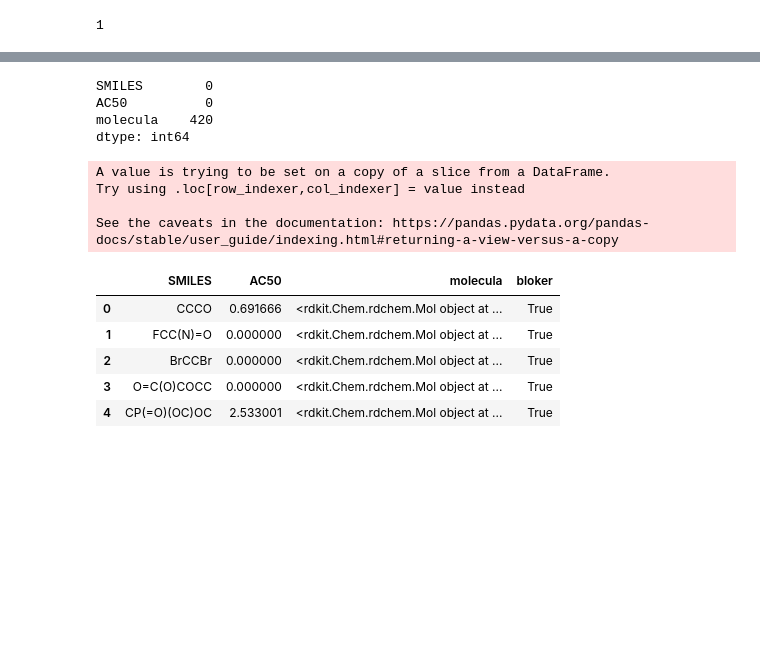
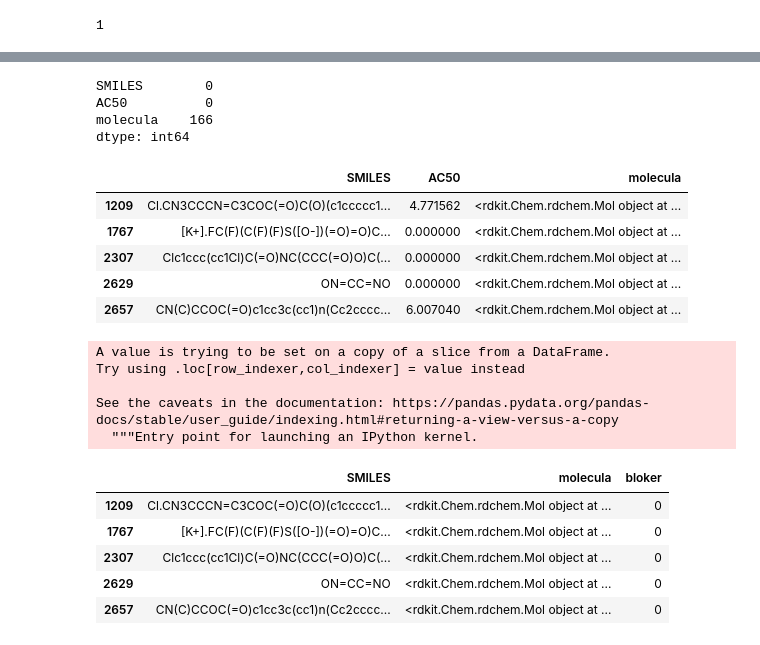
Before and after one commit to Mcotea/farm_hack, a Jupyter notebook: cardiotoxity.ipynb, the cells around one changed output, grey strips where cells are left out. Cells and saved outputs as stored; diff of their text form; code cells hidden in the pictures; blank space fills up the shorter version.

```diff
--- a/cardiotoxity.ipynb
+++ b/cardiotoxity.ipynb
@@ -155,7 +155,7 @@ PURITY                                                          [nan]
 dtype: object
 # %%
 df2 = df2[['SMILES', 'AC50']]
-df2 = df2.drop_duplicates()
+df2 = df2.drop_duplicates(subset=['SMILES'], keep='last')
 df2 = df2.dropna()
 df2.info()
 # %% [output]
@@ -229,22 +241,33 @@ df2.isna().sum()
 # %% [output]
 SMILES        0
 AC50          0
-molecula    420
+molecula    166
 dtype: int64
 # %%
 data = df2.dropna()
-data["bloker"] = data["AC50"] < 30
-#data['bloker'].replace({True: 1, False: 0})
-#data.drop(['AC50'], axis=1, inplace=True)
 data.head()
 # %% [output]
-A value is trying to be set on a copy of a slice from a DataFrame.
-Try using .loc[row_indexer,col_indexer] = value instead
-
-See the caveats in the documentation: https://pandas.pydata.org/pandas-docs/stable/user_guide/indexing.html#returning-a-view-versus-a-copy
-|  | SMILES | AC50 | molecula | bloker |
-| 0 | CCCO | 0.691666 | <rdkit.Chem.rdchem.Mol object at ... | True |
-| 1 | FCC(N)=O | 0.000000 | <rdkit.Chem.rdchem.Mol object at ... | True |
-| 2 | BrCCBr | 0.000000 | <rdkit.Chem.rdchem.Mol object at ... | True |
-| 3 | O=C(O)COCC | 0.000000 | <rdkit.Chem.rdchem.Mol object at ... | True |
-| 4 | CP(=O)(OC)OC | 2.533001 | <rdkit.Chem.rdchem.Mol object at ... | True |
+|  | SMILES | AC50 | molecula |
+| 1209 | Cl.CN3CCCN=C3COC(=O)C(O)(c1ccccc1... | 4.771562 | <rdkit.Chem.rdchem.Mol object at ... |
+| 1767 | [K+].FC(F)(C(F)(F)S([O-])(=O)=O)C... | 0.000000 | <rdkit.Chem.rdchem.Mol object at ... |
+| 2307 | Clc1ccc(cc1Cl)C(=O)NC(CCC(=O)O)C(... | 0.000000 | <rdkit.Chem.rdchem.Mol object at ... |
+| 2629 | ON=CC=NO | 0.000000 | <rdkit.Chem.rdchem.Mol object at ... |
+| 2657 | CN(C)CCOC(=O)c1cc3c(cc1)n(Cc2cccc... | 6.007040 | <rdkit.Chem.rdchem.Mol object at ... |
+# %%
+data['bloker'] = data['AC50'].apply(lambda x: 0 if x < 30 else 1)
+
+data = data.drop(['AC50'], axis=1)
+
+data.head()
+# %% [output]
+A value is trying to be set on a copy of a slice from a DataFrame.
+Try using .loc[row_indexer,col_indexer] = value instead
+
+See the caveats in the documentation: https://pandas.pydata.org/pandas-docs/stable/user_guide/indexing.html#returning-a-view-versus-a-copy
+  """Entry point for launching an IPython kernel.
+|  | SMILES | molecula | bloker |
+| 1209 | Cl.CN3CCCN=C3COC(=O)C(O)(c1ccccc1... | <rdkit.Chem.rdchem.Mol object at ... | 0 |
+| 1767 | [K+].FC(F)(C(F)(F)S([O-])(=O)=O)C... | <rdkit.Chem.rdchem.Mol object at ... | 0 |
+| 2307 | Clc1ccc(cc1Cl)C(=O)NC(CCC(=O)O)C(... | <rdkit.Chem.rdchem.Mol object at ... | 0 |
+| 2629 | ON=CC=NO | <rdkit.Chem.rdchem.Mol object at ... | 0 |
+| 2657 | CN(C)CCOC(=O)c1cc3c(cc1)n(Cc2cccc... | <rdkit.Chem.rdchem.Mol object at ... | 0 |
```
Also changed, not shown: parts of 25 cells of this notebook.
